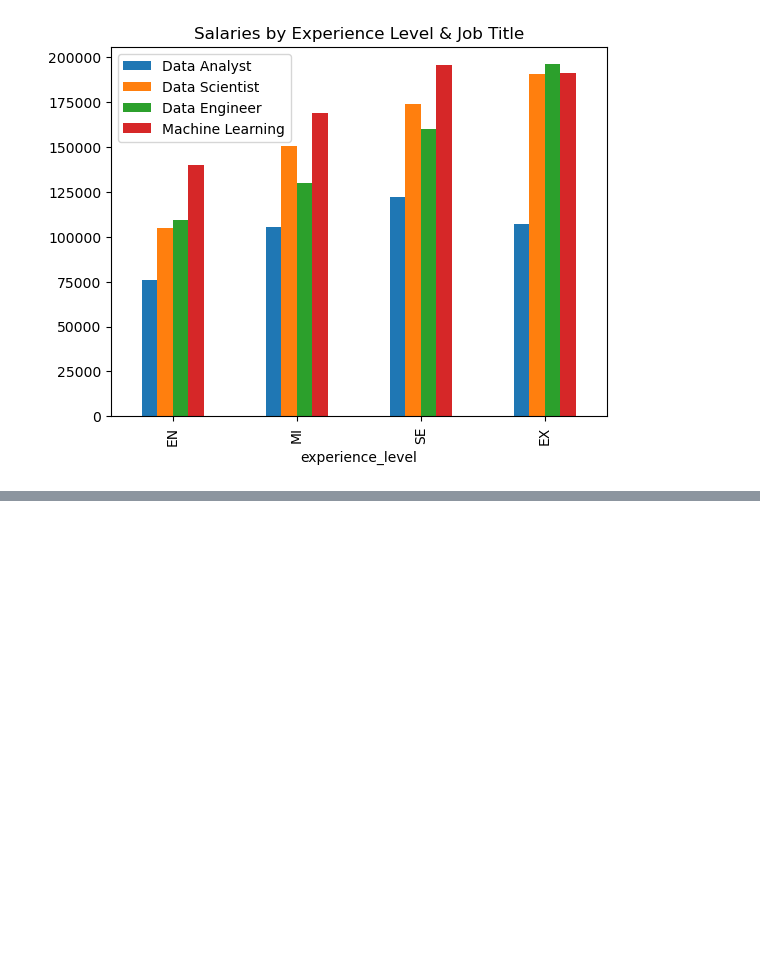
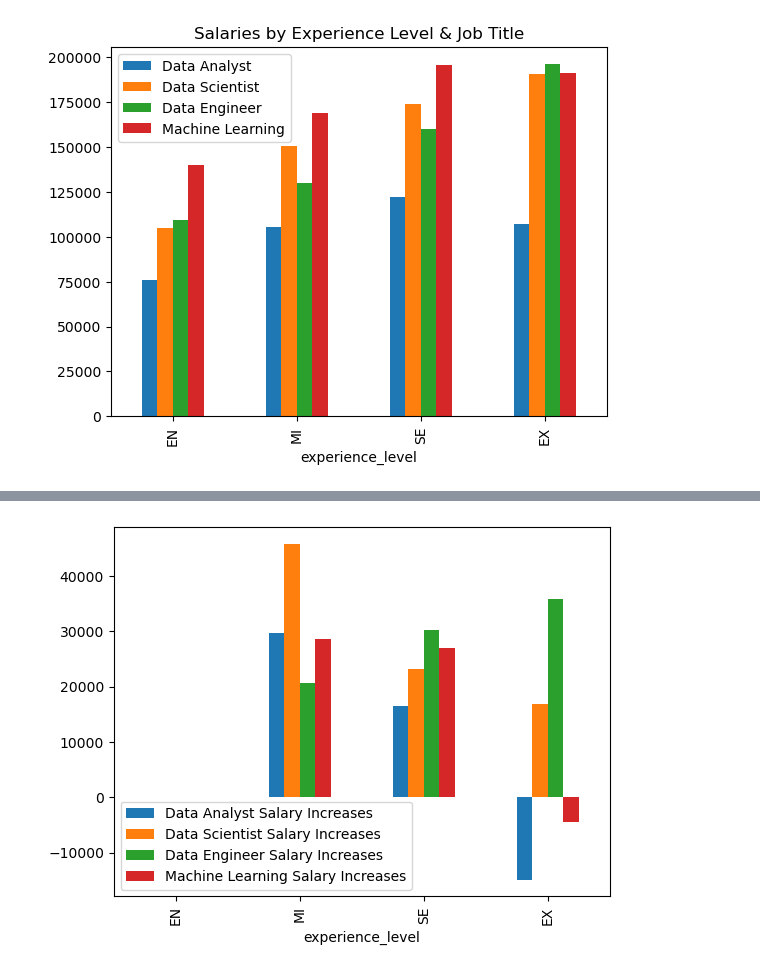
Before and after one commit to christian-a-smith/project-1, a Jupyter notebook: Experience Levels/experience_levels.ipynb, the cells around one changed output, grey strips where cells are left out. Cells and saved outputs as stored; diff of their text form; code cells hidden in the pictures; blank space fills up the shorter version.

```diff
--- a/Experience Levels/experience_levels.ipynb
+++ b/Experience Levels/experience_levels.ipynb
@@ -93,3 +87,7 @@ salaries_by_experience_level.plot(kind="bar", title="Salaries by Experience Leve
 plt.show()
 # %% [output]
 [figure]
+# %%
+for col in salaries_by_experience_level.columns:
+    name = f"{str(col)} Salary Increases"
+    salaries_by_experience_level[name] = salaries_by_experience_level[col].diff()
@@ -95,0 +103,6 @@ plt.show()
+# %%
+salaries_by_experience_level[["Data Analyst Salary Increases", "Data Scientist Salary Increases",
+                             "Data Engineer Salary Increases", "Machine Learning Salary Increases"]].plot(kind="bar")
+plt.show()
+# %% [output]
+[figure, added]
```
Also changed, not shown: parts of 3 cells of this notebook.
